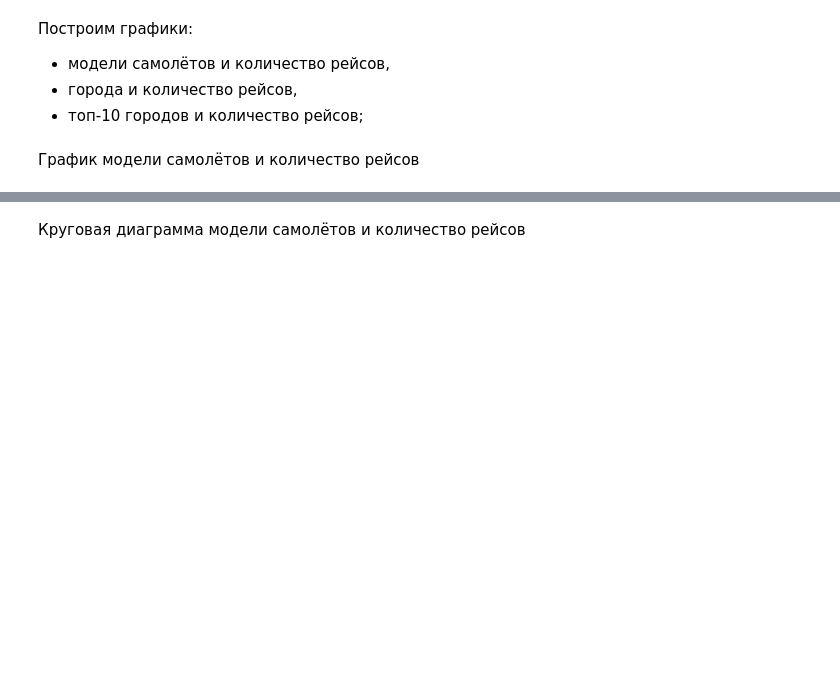
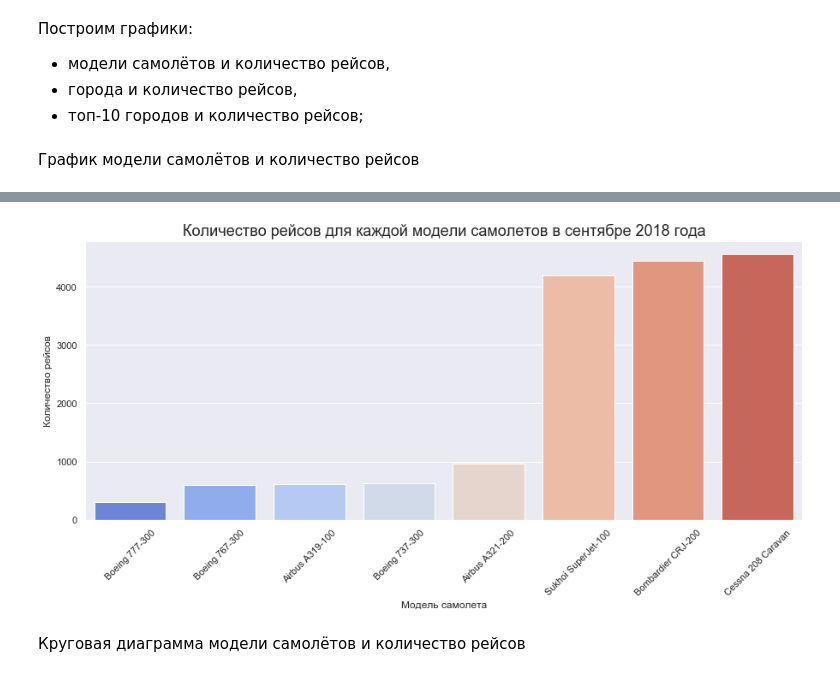
Before and after one commit to seriypavlov/DS_projects, a Jupyter notebook: Проект. Аналитика в авиакомпании/Проект. Аналитика в авиакомпании.ipynb, the cells around one changed output, grey strips where cells are left out. Saved outputs shown, nothing was run; the diff lists cells and outputs as text; code cells hidden in the pictures; blank space fills up the shorter version.

```diff
--- a/Проект. Аналитика в авиакомпании/Проект. Аналитика в авиакомпании.ipynb
+++ b/Проект. Аналитика в авиакомпании/Проект. Аналитика в авиакомпании.ipynb
@@ -226,11 +223,13 @@ ON
 Вызовем все необходимые библиотеки для реализации проекта
 # %%
 import pandas as pd
+import numpy as np
+import matplotlib.pyplot as plt
+import seaborn as sns
 import plotly
 import plotly.graph_objs as go
 from scipy import stats as st
-import plotly.io as pio
-pio.renderers.default='notebook'
+sns.set()
 # %% [markdown]
 Напишем функции first_view для ознакомления с каждой из таблиц и вызовем ее для каждой
 # %%
@@ -330,2 +311,15 @@ fig.show()
+# %%
+df_aircrafts_sorted = df_aircrafts.sort_values(by='flights_amount')
+
+fig, ax = plt.subplots(figsize=(15, 6))
+sns.barplot(x=df_aircrafts_sorted.model, y=df_aircrafts_sorted.flights_amount,
+            data=df_aircrafts_sorted.sort_values(by='flights_amount'),
+            palette='coolwarm')
+ax.set_title('Количество рейсов для каждой модели самолетов в сентябре 2018 года', fontdict={'fontsize': 18})
+plt.xticks(rotation=45)
+plt.xlabel('Модель самолета')
+plt.ylabel('Количество рейсов');
+# %% [output]
+[figure, added]
 # %% [markdown]
 Круговая диаграмма модели самолётов и количество рейсов
```
Also changed, not shown: parts of 13 cells of this notebook.
